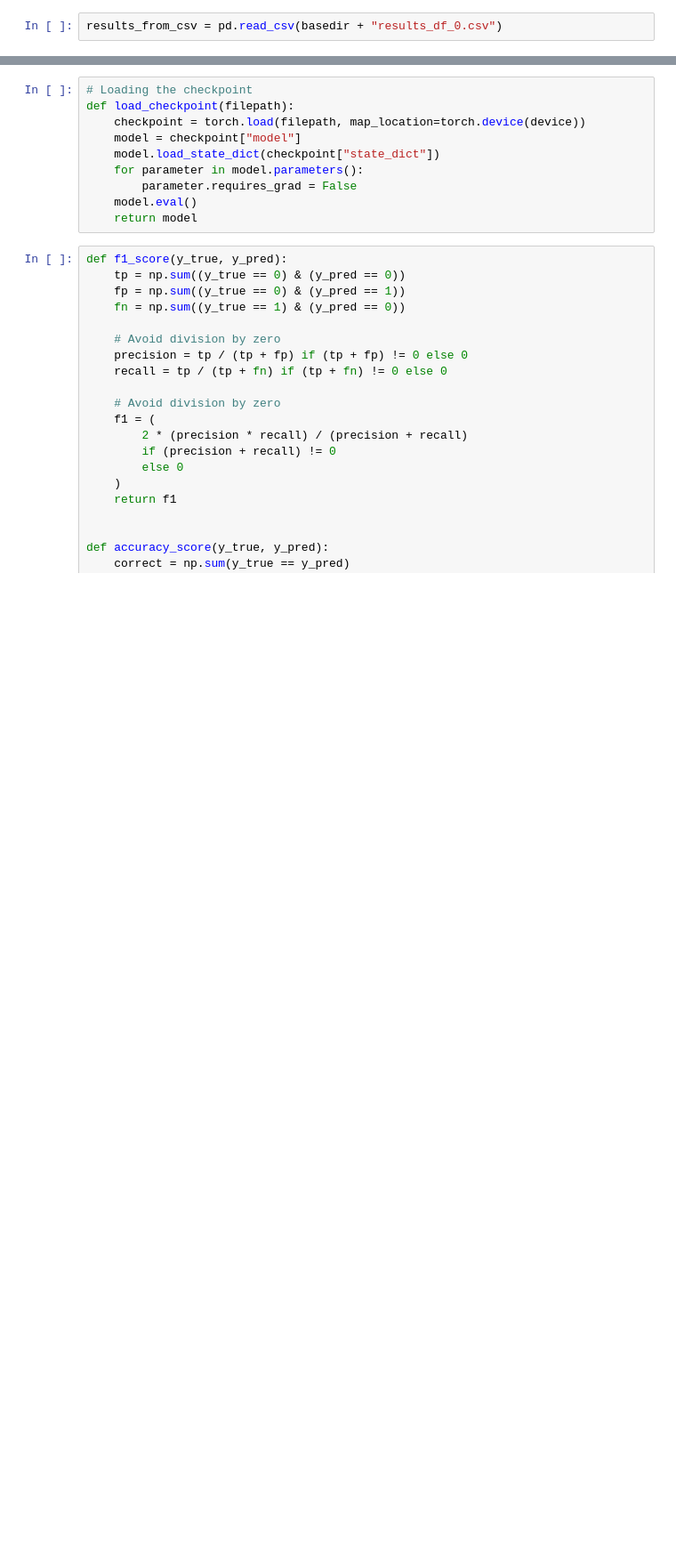
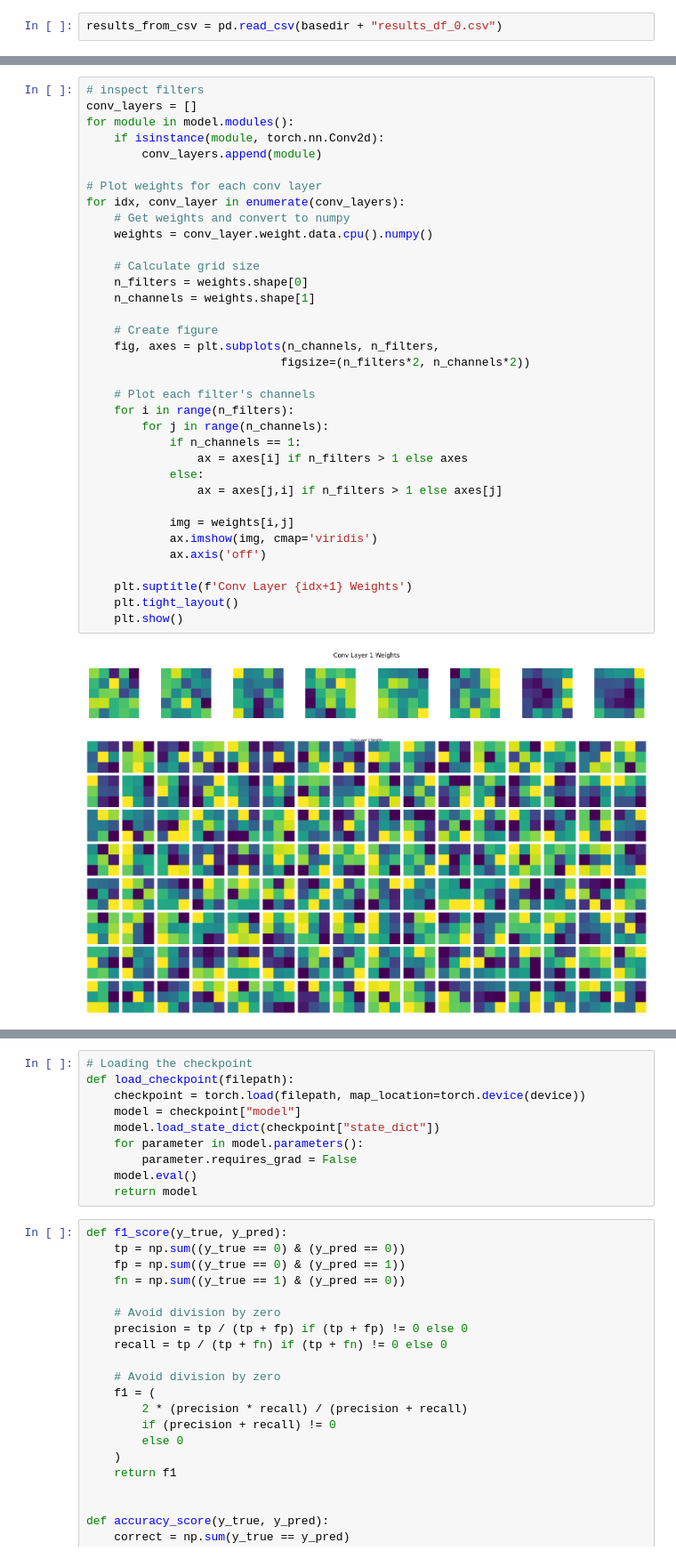
Before and after one commit to LorenzoMioso/VisualIntelligence, a Jupyter notebook: CNN/main_cnn_test.ipynb, the cells around one changed output, grey strips where cells are left out. Shown at 89% size. Cells and saved outputs as stored; diff of their text form; blank space fills up the shorter version.

Commit message:
working model

```diff
--- a/CNN/main_cnn_test.ipynb
+++ b/CNN/main_cnn_test.ipynb
@@ -927,0 +932,38 @@ plt.legend()
+# %%
+# inspect filters
+conv_layers = []
+for module in model.modules():
+    if isinstance(module, torch.nn.Conv2d):
+        conv_layers.append(module)
+
+# Plot weights for each conv layer
+for idx, conv_layer in enumerate(conv_layers):
+    # Get weights and convert to numpy
+    weights = conv_layer.weight.data.cpu().numpy()
+
+    # Calculate grid size
+    n_filters = weights.shape[0]
+    n_channels = weights.shape[1]
+
+    # Create figure
+    fig, axes = plt.subplots(n_channels, n_filters,
+                            figsize=(n_filters*2, n_channels*2))
+
+    # Plot each filter's channels
+    for i in range(n_filters):
+        for j in range(n_channels):
+            if n_channels == 1:
+                ax = axes[i] if n_filters > 1 else axes
+            else:
+                ax = axes[j,i] if n_filters > 1 else axes[j]
+
+            img = weights[i,j]
+            ax.imshow(img, cmap='viridis')
+            ax.axis('off')
+
+    plt.suptitle(f'Conv Layer {idx+1} Weights')
+    plt.tight_layout()
+    plt.show()
+# %% [output]
+[figure, added]
+[figure, added]
```
Also changed, not shown: parts of 25 cells of this notebook.
